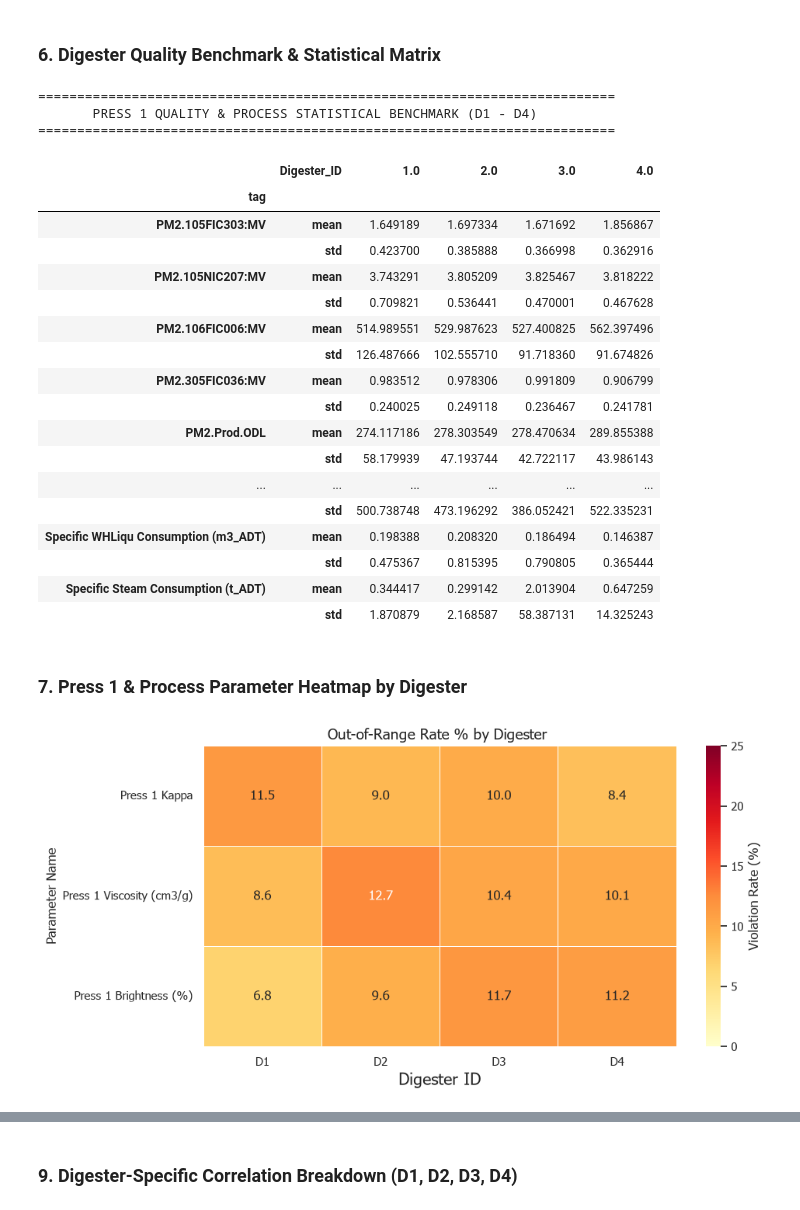
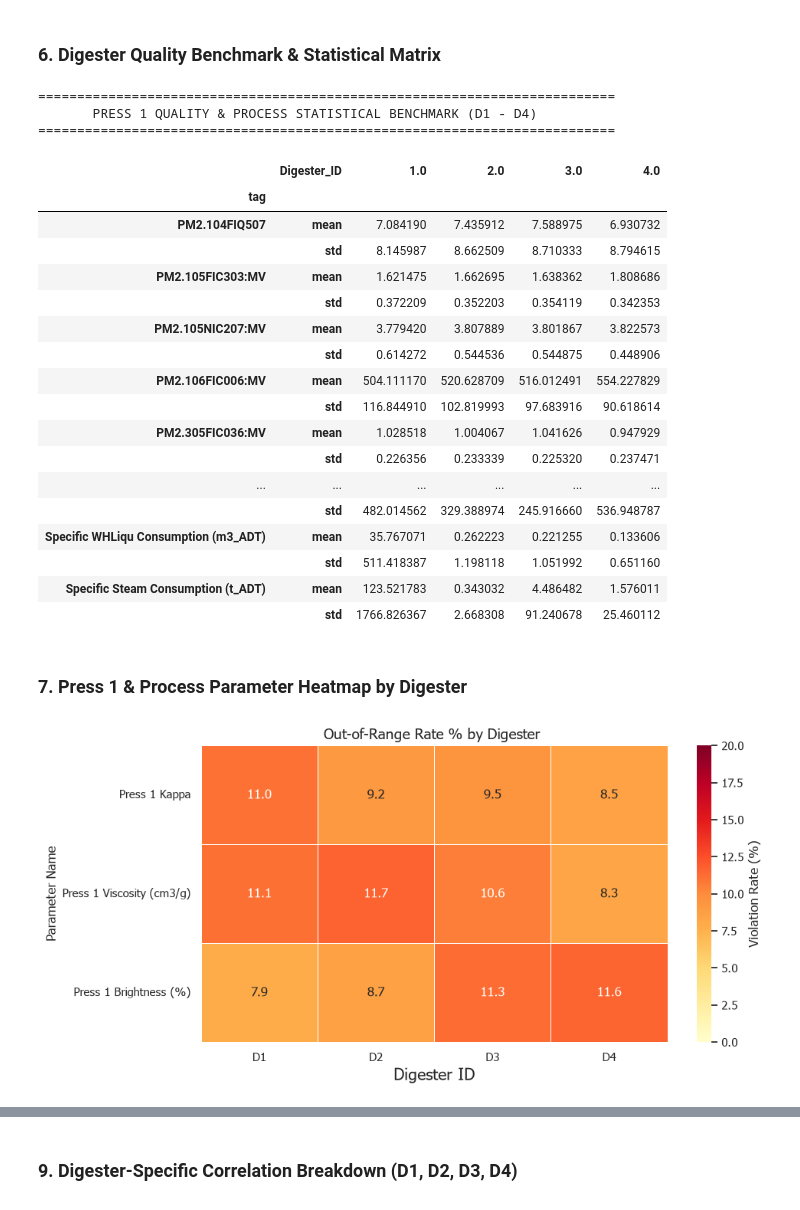
Before and after one commit to chinnput/dp-cooking-odl-analyzer, a Jupyter notebook: DP Cooking ODL Analyzer/Lab_Analysis/realtime_pi_press1_analysis.ipynb, the cells around one changed output, grey strips where cells are left out. Cells and saved outputs as stored; diff of their text form; code cells hidden in the pictures.

```diff
--- a/DP Cooking ODL Analyzer/Lab_Analysis/realtime_pi_press1_analysis.ipynb
+++ b/DP Cooking ODL Analyzer/Lab_Analysis/realtime_pi_press1_analysis.ipynb
@@ -45,6 +45,7 @@ TAGS = [
     "PULP-LINE2-BRIGHTNESS-PRESS1",
     "PM2.105FIC303:MV", # WHLiqu to DilSrew
     "PM2.305FIC036:MV",  # MP Steam Pulp Heat
+    "PM2.104FIQ507", #LP Steam
     "PM2.Prod.ODL", # Production ODL
     "PM2.105NIC207:MV", #Press 1 Feed Cons
     "PM2.106FIC006:MV", #Deknotting Feed Flow
@@ -52,9 +53,9 @@ TAGS = [
 ]
 
 # Time range settings
-START_TIME = "2026-08-01 00:00:00"
+START_TIME = "2026-07-01 00:00:00"
 END_TIME = "2026-10-01 00:00:00"
-INTERVAL = "15m"
+INTERVAL = "1h"
 
 # Real quality SOP limits (Lower, Upper) — single source of truth used across all cells
 LAB_SOP_LIMITS = {
@@ -716,22 +718,22 @@ else:
 ==========================================================================
 |  | Digester_ID | 1.0 | 2.0 | 3.0 | 4.0 |
 | tag |  |  |  |  |  |
-| PM2.105FIC303:MV | mean | 1.649189 | 1.697334 | 1.671692 | 1.856867 |
-|  | std | 0.423700 | 0.385888 | 0.366998 | 0.362916 |
-| PM2.105NIC207:MV | mean | 3.743291 | 3.805209 | 3.825467 | 3.818222 |
-|  | std | 0.709821 | 0.536441 | 0.470001 | 0.467628 |
-| PM2.106FIC006:MV | mean | 514.989551 | 529.987623 | 527.400825 | 562.397496 |
-|  | std | 126.487666 | 102.555710 | 91.718360 | 91.674826 |
-| PM2.305FIC036:MV | mean | 0.983512 | 0.978306 | 0.991809 | 0.906799 |
-|  | std | 0.240025 | 0.249118 | 0.236467 | 0.241781 |
-| PM2.Prod.ODL | mean | 274.117186 | 278.303549 | 278.470634 | 289.855388 |
-|  | std | 58.179939 | 47.193744 | 42.722117 | 43.986143 |
+| PM2.104FIQ507 | mean | 7.084190 | 7.435912 | 7.588975 | 6.930732 |
+|  | std | 8.145987 | 8.662509 | 8.710333 | 8.794615 |
+| PM2.105FIC303:MV | mean | 1.621475 | 1.662695 | 1.638362 | 1.808686 |
+|  | std | 0.372209 | 0.352203 | 0.354119 | 0.342353 |
+| PM2.105NIC207:MV | mean | 3.779420 | 3.807889 | 3.801867 | 3.822573 |
+|  | std | 0.614272 | 0.544536 | 0.544875 | 0.448906 |
+| PM2.106FIC006:MV | mean | 504.111170 | 520.628709 | 516.012491 | 554.227829 |
+|  | std | 116.844910 | 102.819993 | 97.683916 | 90.618614 |
+| PM2.305FIC036:MV | mean | 1.028518 | 1.004067 | 1.041626 | 0.947929 |
+|  | std | 0.226356 | 0.233339 | 0.225320 | 0.237471 |
 | ... | ... | ... | ... | ... | ... |
-|  | std | 500.738748 | 473.196292 | 386.052421 | 522.335231 |
-| Specific WHLiqu Consumption (m3_ADT) | mean | 0.198388 | 0.208320 | 0.186494 | 0.146387 |
-|  | std | 0.475367 | 0.815395 | 0.790805 | 0.365444 |
-| Specific Steam Consumption (t_ADT) | mean | 0.344417 | 0.299142 | 2.013904 | 0.647259 |
-|  | std | 1.870879 | 2.168587 | 58.387131 | 14.325243 |
+|  | std | 482.014562 | 329.388974 | 245.916660 | 536.948787 |
+| Specific WHLiqu Consumption (m3_ADT) | mean | 35.767071 | 0.262223 | 0.221255 | 0.133606 |
+|  | std | 511.418387 | 1.198118 | 1.051992 | 0.651160 |
+| Specific Steam Consumption (t_ADT) | mean | 123.521783 | 0.343032 | 4.486482 | 1.576011 |
+|  | std | 1766.826367 | 2.668308 | 91.240678 | 25.460112 |
 # %% [markdown]
 ### 7. Press 1 & Process Parameter Heatmap by Digester
 # %%
@@ -741,6 +743,7 @@ else:
 TAG_LABELS = {
     "PM2.105FIC303:MV": "White Liquor Flow (m3/h)",
     "PM2.305FIC036:MV": "MP Steam Flow (t/h)",
+    "PM2.104FIQ507": "LP Steam Flow (t/h)",
     "PM2.Prod.ODL": "Production ODL (ADT/D)",
     "PM2.105NIC207:MV": "Press 1 Feed Cons (%)",
     "PM2.106FIC006:MV": "Deknotting Feed Flow (m3/h)",
@@ -830,32 +833,32 @@ if 'Digester_ID' in df_wide.columns:
         # Clean & Convert tag to friendly readable label
         display_label = TAG_LABELS.get(param, param[:-5] if param.endswith('_mean') else param)
         violation_rates[display_label] = param_rates
 
     heatmap_data = pd.DataFrame(violation_rates).T
     col_order = [d for d in [1, 2, 3, 4] if d in heatmap_data.columns]
     heatmap_data = heatmap_data[col_order]
     heatmap_data.columns = [f'D{c}' for c in heatmap_data.columns]
 
     if not heatmap_data.empty:
         plt.figure(figsize=(10, max(5, len(heatmap_data) * 0.55)))
         sns.heatmap(
             heatmap_data,
             annot=True,
             fmt=".1f",
             cmap="YlOrRd",
             vmin=0,
-            vmax=25,
+            vmax=20,
             linewidths=0.5,
             cbar_kws={'label': 'Violation Rate (%)'}
         )
         plt.title('Out-of-Range Rate % by Digester ', fontsize=14, fontweight='normal')
         plt.xlabel('Digester ID', fontsize=15, fontweight='normal')
         plt.ylabel('Parameter Name', fontsize=12, fontweight='normal')
         plt.tight_layout()
         plt.show()
     else:
         print("No valid process parameters found for out-of-range heatmap plotting.")
 else:
     print("Digester_ID column unavailable for heatmap plotting.")
 # %% [output]
-[figure, old version]
+[figure, new version]
```
Also changed, not shown: parts of 23 cells of this notebook, 8 other files.
